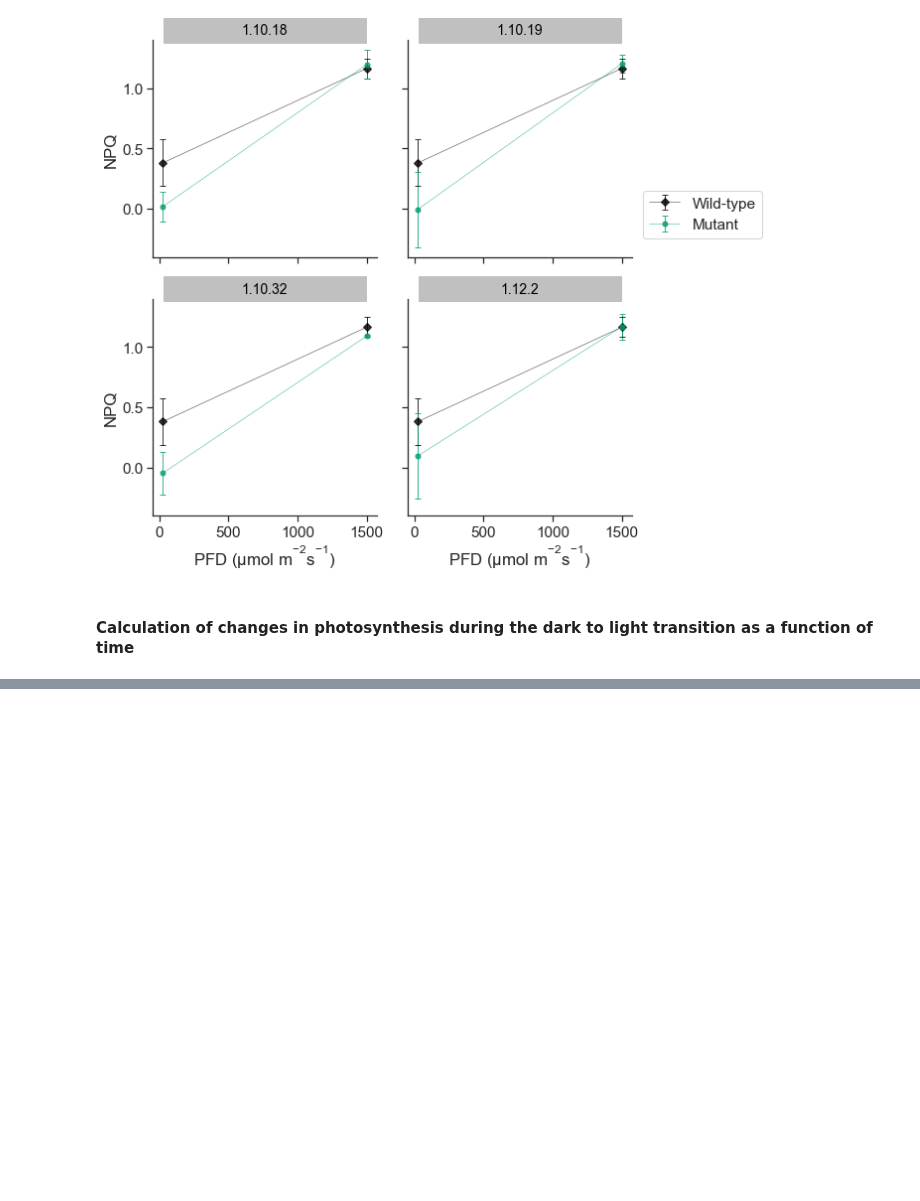
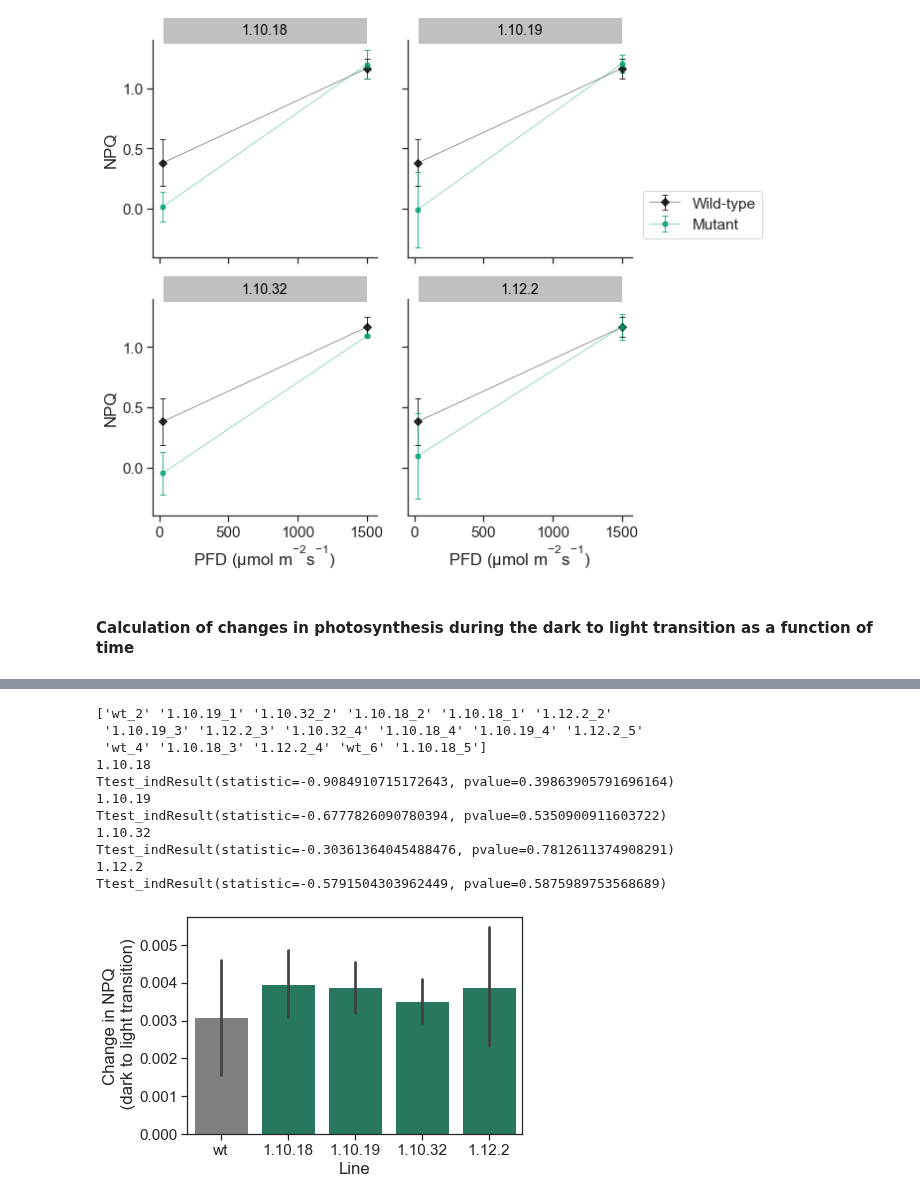
Before and after one commit to RonaCostello/Thesis, a Jupyter notebook: plots/chapter3_lr_curves.ipynb, the cells around one changed output, grey strips where cells are left out. Saved outputs shown, nothing was run; the diff lists cells and outputs as text; code cells hidden in the pictures; blank space fills up the shorter version.

```diff
--- a/plots/chapter3_lr_curves.ipynb
+++ b/plots/chapter3_lr_curves.ipynb
@@ -290,0 +341,15 @@ Text(0, 0.5, 'Change in assimilation\n (dark to light transition)')
+# %%
+plot_dark_to_light_change('NPQ', 'NPQ', 25)
+# %% [output]
+['wt_2' '1.10.19_1' '1.10.32_2' '1.10.18_2' '1.10.18_1' '1.12.2_2'
+ '1.10.19_3' '1.12.2_3' '1.10.32_4' '1.10.18_4' '1.10.19_4' '1.12.2_5'
+ 'wt_4' '1.10.18_3' '1.12.2_4' 'wt_6' '1.10.18_5']
+1.10.18
+Ttest_indResult(statistic=-0.9084910715172643, pvalue=0.39863905791696164)
+1.10.19
+Ttest_indResult(statistic=-0.6777826090780394, pvalue=0.5350900911603722)
+1.10.32
+Ttest_indResult(statistic=-0.30361364045488476, pvalue=0.7812611374908291)
+1.12.2
+Ttest_indResult(statistic=-0.5791504303962449, pvalue=0.5875989753568689)
+[figure, added]
```
Also changed, not shown: parts of 7 cells of this notebook.
